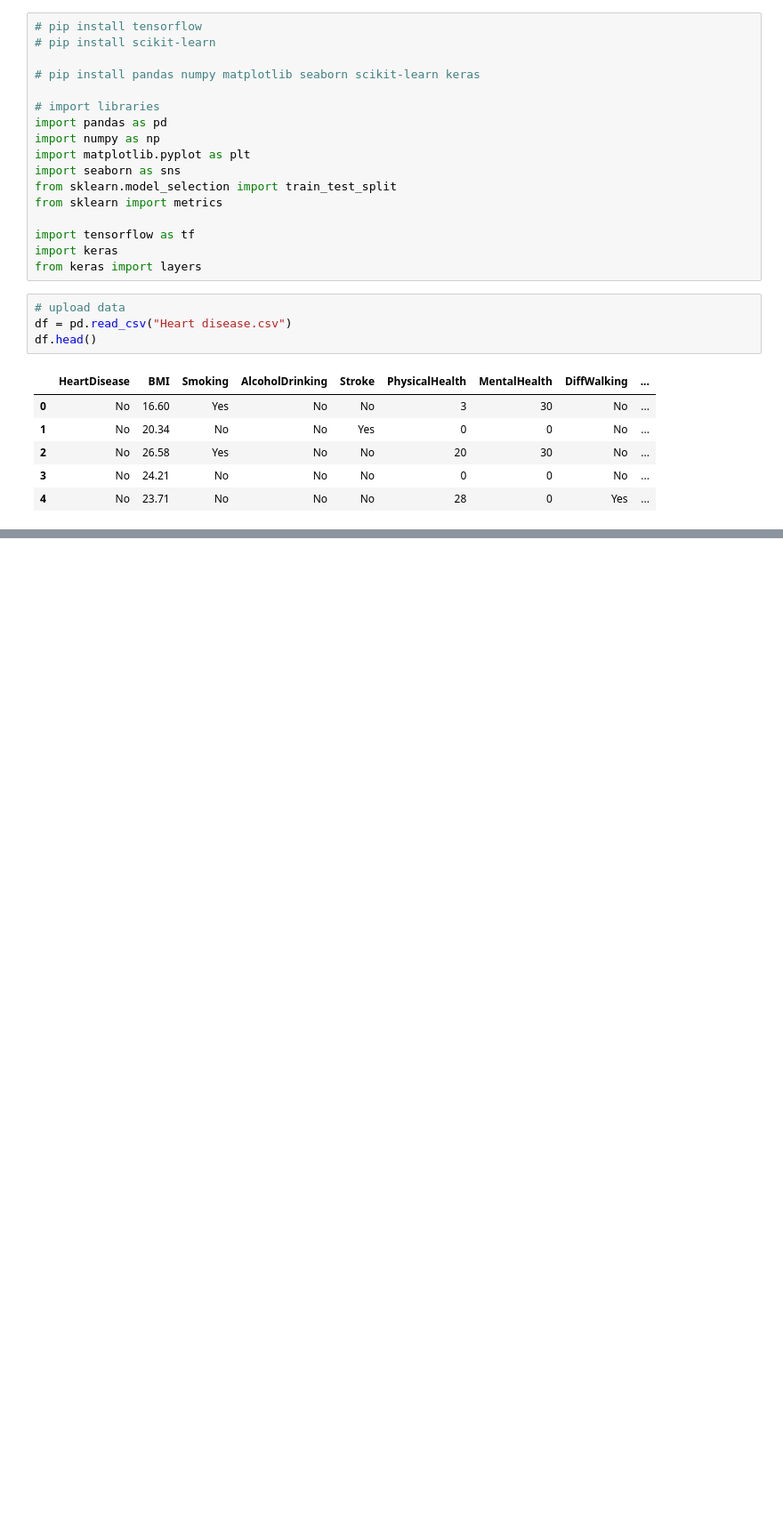
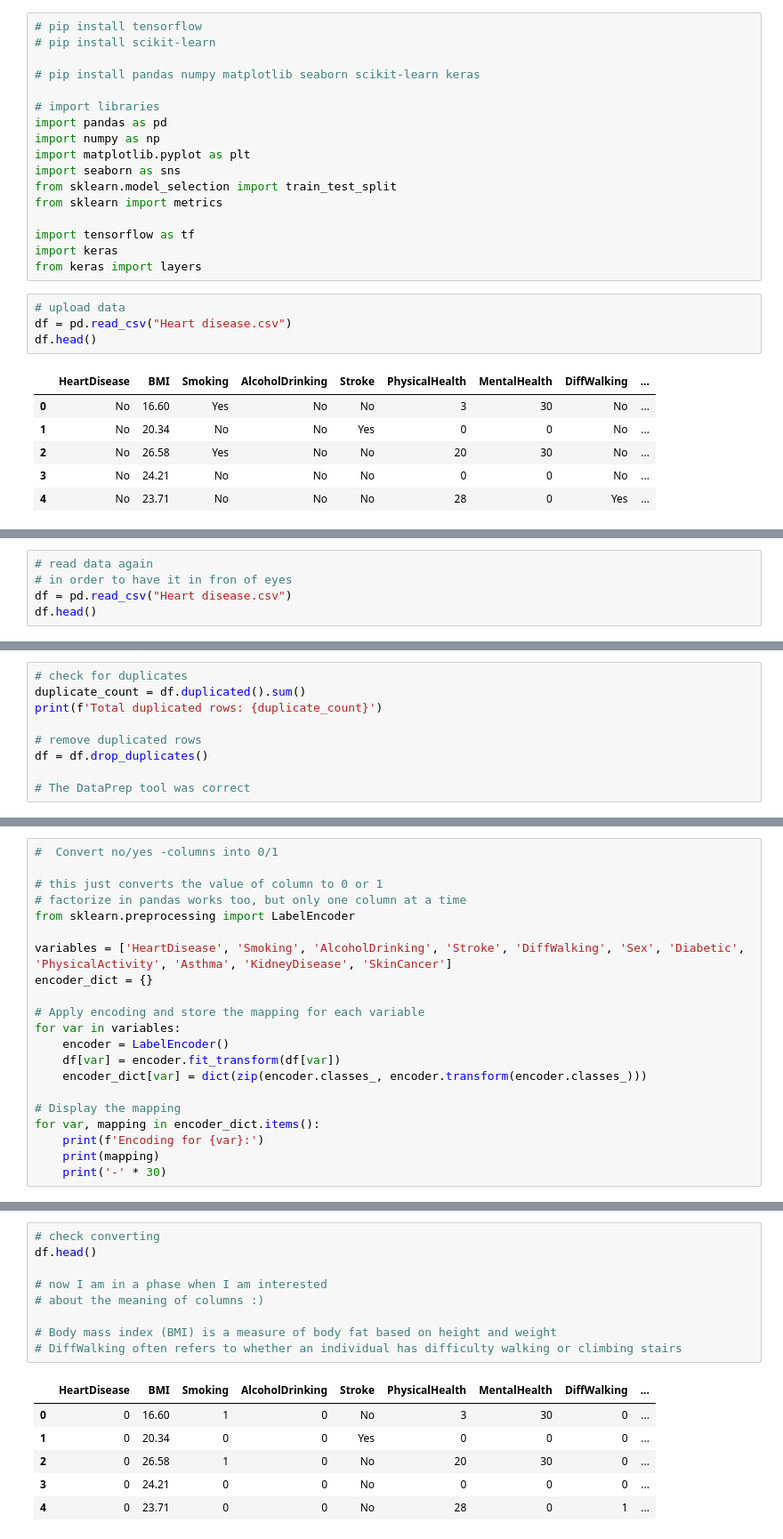
Before and after one commit to crypt0kitik/Deep_Learning, a Jupyter notebook: 2 - ANN for classification/01 - Data Engineering.ipynb, the cells around one changed output, grey strips where cells are left out. Shown at 89% size. Cells and saved outputs as stored; diff of their text form; blank space fills up the shorter version.

```diff
--- a/2 - ANN for classification/01 - Data Engineering.ipynb
+++ b/2 - ANN for classification/01 - Data Engineering.ipynb
@@ -83,0 +98,5 @@ We have 5 variables which are Categorical
+# %%
+# read data again
+# in order to have it in fron of eyes
+df = pd.read_csv("Heart disease.csv")
+df.head()
@@ -83,0 +121,9 @@ We have 5 variables which are Categorical
+# %%
+# check for duplicates
+duplicate_count = df.duplicated().sum()
+print(f'Total duplicated rows: {duplicate_count}')
+
+# remove duplicated rows
+df = df.drop_duplicates()
+
+# The DataPrep tool was correct
@@ -83,0 +132,21 @@ We have 5 variables which are Categorical
+# %%
+#  Convert no/yes -columns into 0/1
+
+# this just converts the value of column to 0 or 1
+# factorize in pandas works too, but only one column at a time
+from sklearn.preprocessing import LabelEncoder
+
+variables = ['HeartDisease', 'Smoking', 'AlcoholDrinking', 'Stroke', 'DiffWalking', 'Sex', 'Diabetic', 'PhysicalActivity', 'Asthma', 'KidneyDisease', 'SkinCancer']
+encoder_dict = {}
+
+# Apply encoding and store the mapping for each variable
+for var in variables:
+    encoder = LabelEncoder()
+    df[var] = encoder.fit_transform(df[var])
+    encoder_dict[var] = dict(zip(encoder.classes_, encoder.transform(encoder.classes_)))
+
+# Display the mapping
+for var, mapping in encoder_dict.items():
+    print(f'Encoding for {var}:')
+    print(mapping)
+    print('-' * 30)
@@ -83,0 +171,16 @@ We have 5 variables which are Categorical
+# %%
+# check converting
+df.head()
+
+# now I am in a phase when I am interested
+# about the meaning of columns :)
+
+# Body mass index (BMI) is a measure of body fat based on height and weight
+# DiffWalking often refers to whether an individual has difficulty walking or climbing stairs
+# %% [output]
+|  | HeartDisease | BMI | Smoking | AlcoholDrinking | Stroke | PhysicalHealth | MentalHealth | DiffWalking | ... |
+| 0 | 0 | 16.60 | 1 | 0 | No | 3 | 30 | 0 | ... |
+| 1 | 0 | 20.34 | 0 | 0 | Yes | 0 | 0 | 0 | ... |
+| 2 | 0 | 26.58 | 1 | 0 | No | 20 | 30 | 0 | ... |
+| 3 | 0 | 24.21 | 0 | 0 | No | 0 | 0 | 0 | ... |
+| 4 | 0 | 23.71 | 0 | 0 | No | 28 | 0 | 1 | ... |
```
Also changed, not shown: parts of 6 cells of this notebook, 1 other file.
